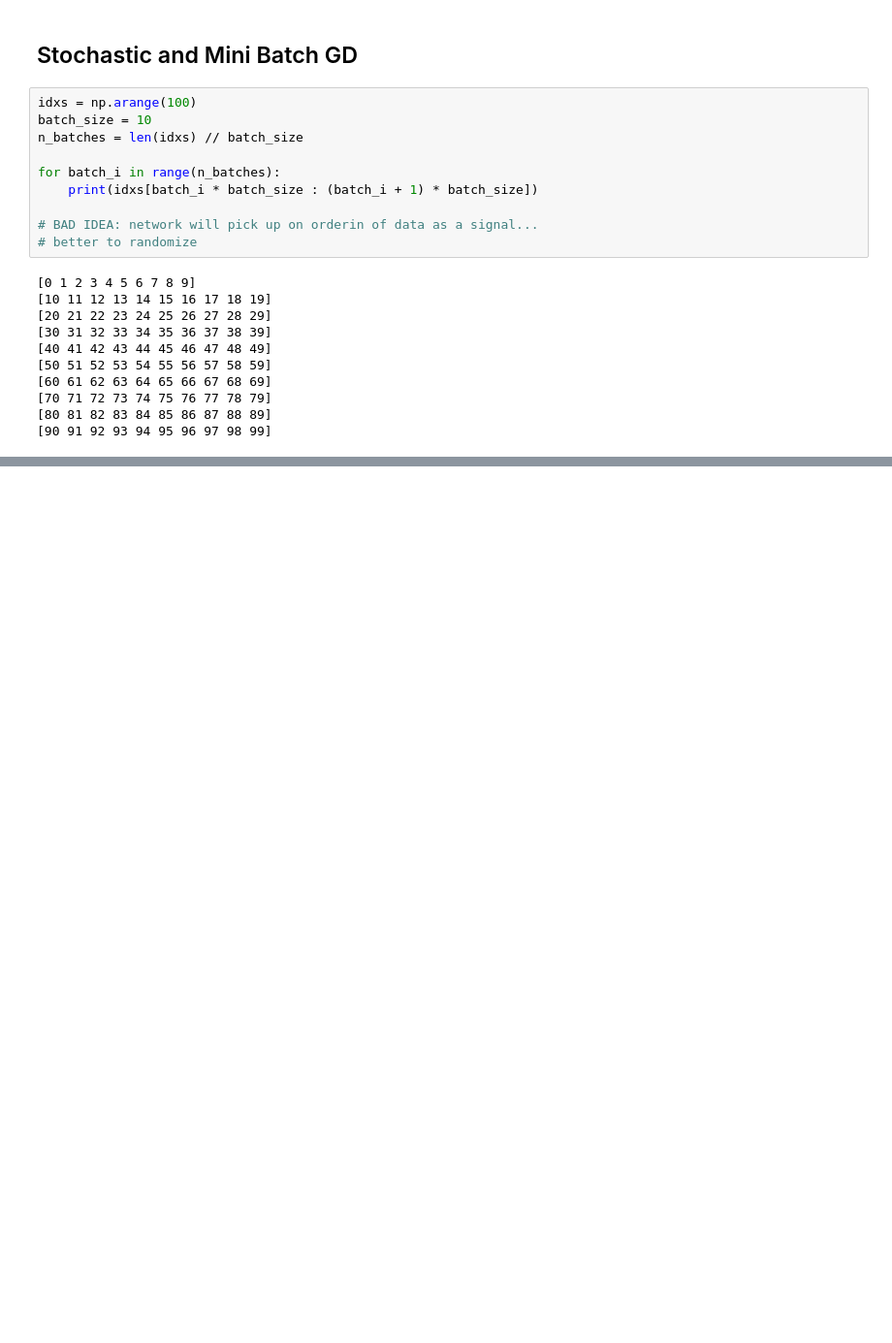
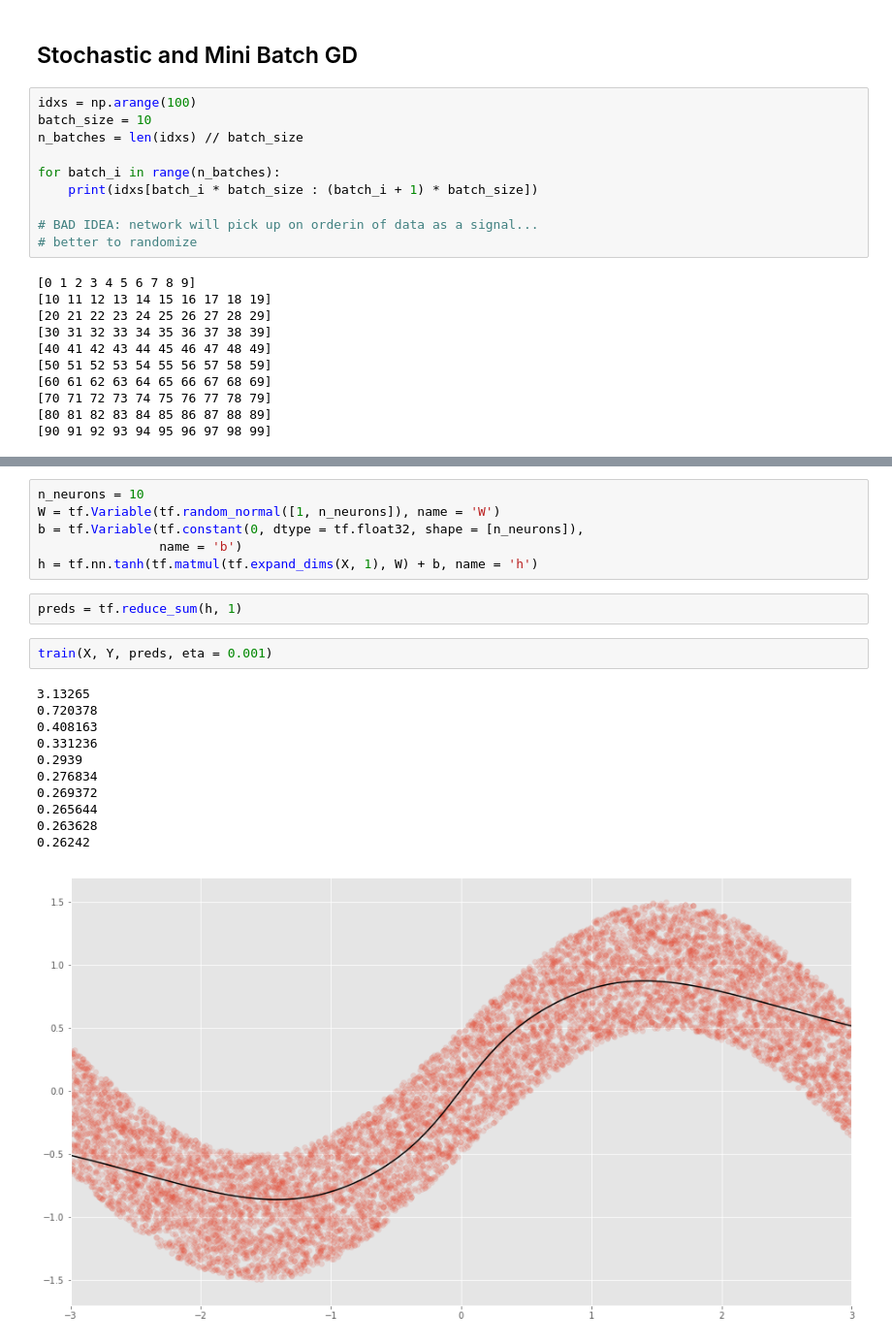
Before and after one commit to damiansp/neuralNet, a Jupyter notebook: kadenze/2_creative_applications/creative_applications_of_deep_learning.ipynb, the cells around one changed output, grey strips where cells are left out. Shown at 97% size. Cells and saved outputs as stored; diff of their text form; blank space fills up the shorter version.

```diff
--- a/kadenze/2_creative_applications/creative_applications_of_deep_learning.ipynb
+++ b/kadenze/2_creative_applications/creative_applications_of_deep_learning.ipynb
@@ -182,0 +237,22 @@ ax.plot(xs, ys_pred, 'k', alpha=it_i / n_iterations);
+# %%
+n_neurons = 10
+W = tf.Variable(tf.random_normal([1, n_neurons]), name = 'W')
+b = tf.Variable(tf.constant(0, dtype = tf.float32, shape = [n_neurons]),
+                name = 'b')
+h = tf.nn.tanh(tf.matmul(tf.expand_dims(X, 1), W) + b, name = 'h')
+# %%
+preds = tf.reduce_sum(h, 1)
+# %%
+train(X, Y, preds, eta = 0.001)
+# %% [output]
+3.13265
+0.720378
+0.408163
+0.331236
+0.2939
+0.276834
+0.269372
+0.265644
+0.263628
+0.26242
+[figure, added]
```
Also changed, not shown: parts of 9 cells of this notebook.
